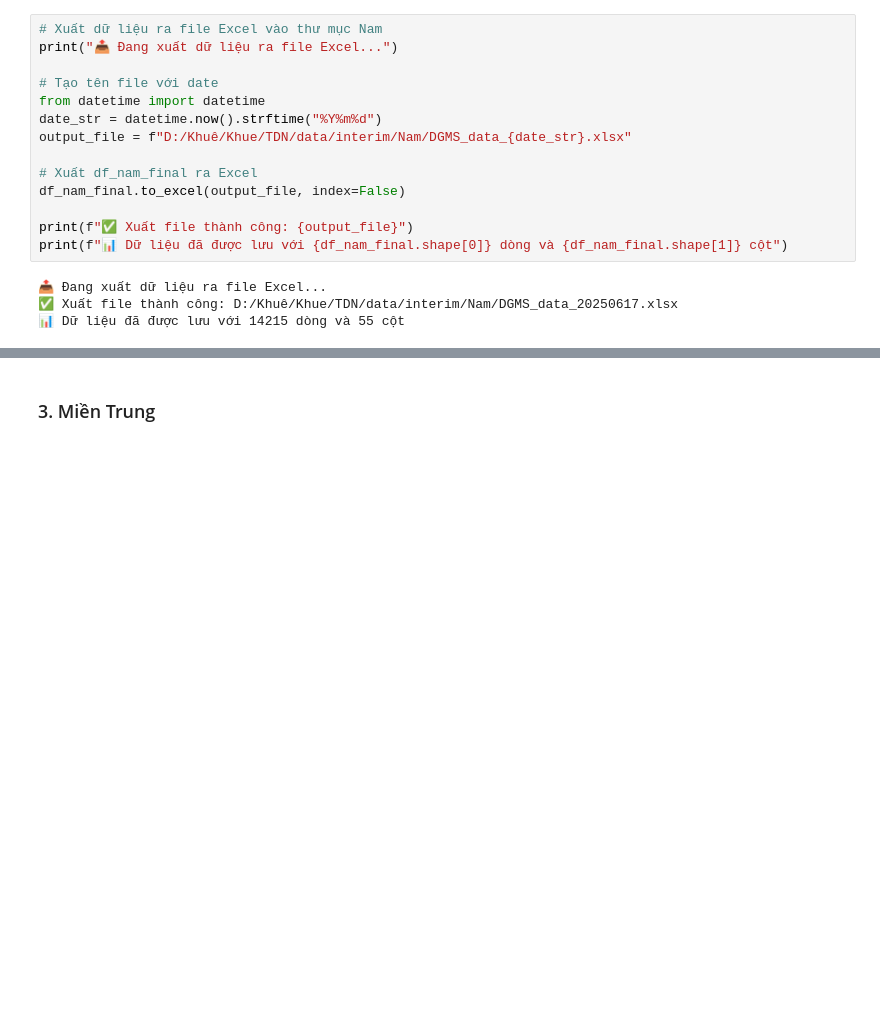
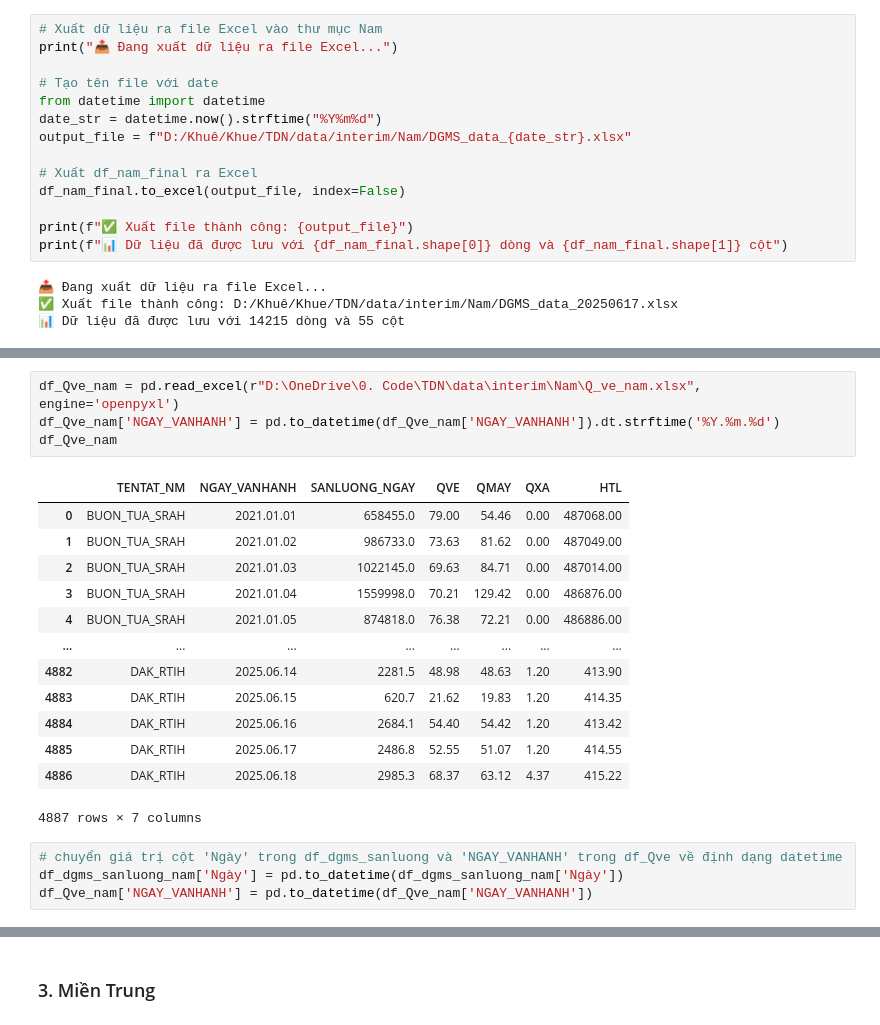
Before and after one commit to khuecoi2001/TDN_project, a Jupyter notebook: notebooks/ReadData_DGMS.ipynb, the cells around one changed output, grey strips where cells are left out. Saved outputs shown, nothing was run; the diff lists cells and outputs as text; blank space fills up the shorter version.

```diff
--- a/notebooks/ReadData_DGMS.ipynb
+++ b/notebooks/ReadData_DGMS.ipynb
@@ -1102,0 +1309,22 @@ print(f"📊 Dữ liệu đã được lưu với {df_nam_final.shape[0]} dòng
+# %%
+df_Qve_nam = pd.read_excel(r"D:\OneDrive\0. Code\TDN\data\interim\Nam\Q_ve_nam.xlsx", engine='openpyxl')
+df_Qve_nam['NGAY_VANHANH'] = pd.to_datetime(df_Qve_nam['NGAY_VANHANH']).dt.strftime('%Y.%m.%d')
+df_Qve_nam
+# %% [output]
+|  | TENTAT_NM | NGAY_VANHANH | SANLUONG_NGAY | QVE | QMAY | QXA | HTL |
+| 0 | BUON_TUA_SRAH | 2021.01.01 | 658455.0 | 79.00 | 54.46 | 0.00 | 487068.00 |
+| 1 | BUON_TUA_SRAH | 2021.01.02 | 986733.0 | 73.63 | 81.62 | 0.00 | 487049.00 |
+| 2 | BUON_TUA_SRAH | 2021.01.03 | 1022145.0 | 69.63 | 84.71 | 0.00 | 487014.00 |
+| 3 | BUON_TUA_SRAH | 2021.01.04 | 1559998.0 | 70.21 | 129.42 | 0.00 | 486876.00 |
+| 4 | BUON_TUA_SRAH | 2021.01.05 | 874818.0 | 76.38 | 72.21 | 0.00 | 486886.00 |
+| ... | ... | ... | ... | ... | ... | ... | ... |
+| 4882 | DAK_RTIH | 2025.06.14 | 2281.5 | 48.98 | 48.63 | 1.20 | 413.90 |
+| 4883 | DAK_RTIH | 2025.06.15 | 620.7 | 21.62 | 19.83 | 1.20 | 414.35 |
+| 4884 | DAK_RTIH | 2025.06.16 | 2684.1 | 54.40 | 54.42 | 1.20 | 413.42 |
+| 4885 | DAK_RTIH | 2025.06.17 | 2486.8 | 52.55 | 51.07 | 1.20 | 414.55 |
+| 4886 | DAK_RTIH | 2025.06.18 | 2985.3 | 68.37 | 63.12 | 4.37 | 415.22 |
+4887 rows × 7 columns
+# %%
+# chuyển giá trị cột 'Ngày' trong df_dgms_sanluong và 'NGAY_VANHANH' trong df_Qve về định dạng datetime
+df_dgms_sanluong_nam['Ngày'] = pd.to_datetime(df_dgms_sanluong_nam['Ngày'])
+df_Qve_nam['NGAY_VANHANH'] = pd.to_datetime(df_Qve_nam['NGAY_VANHANH'])
```
Also changed, not shown: parts of 28 cells of this notebook, 10 other files.
